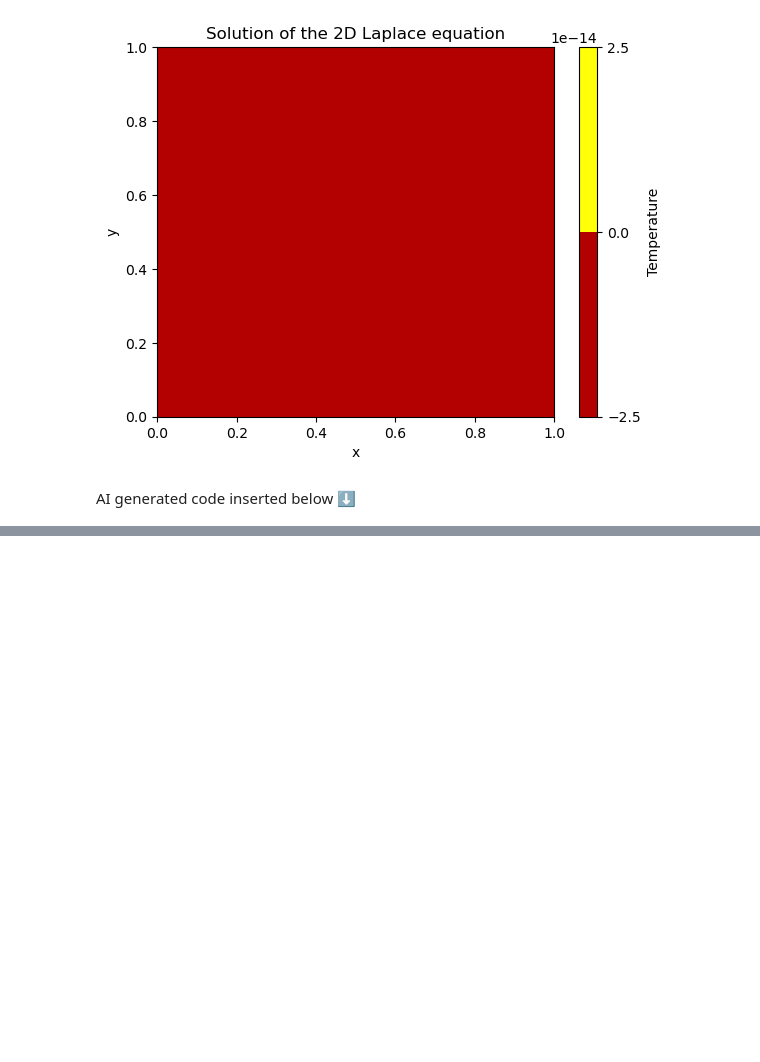
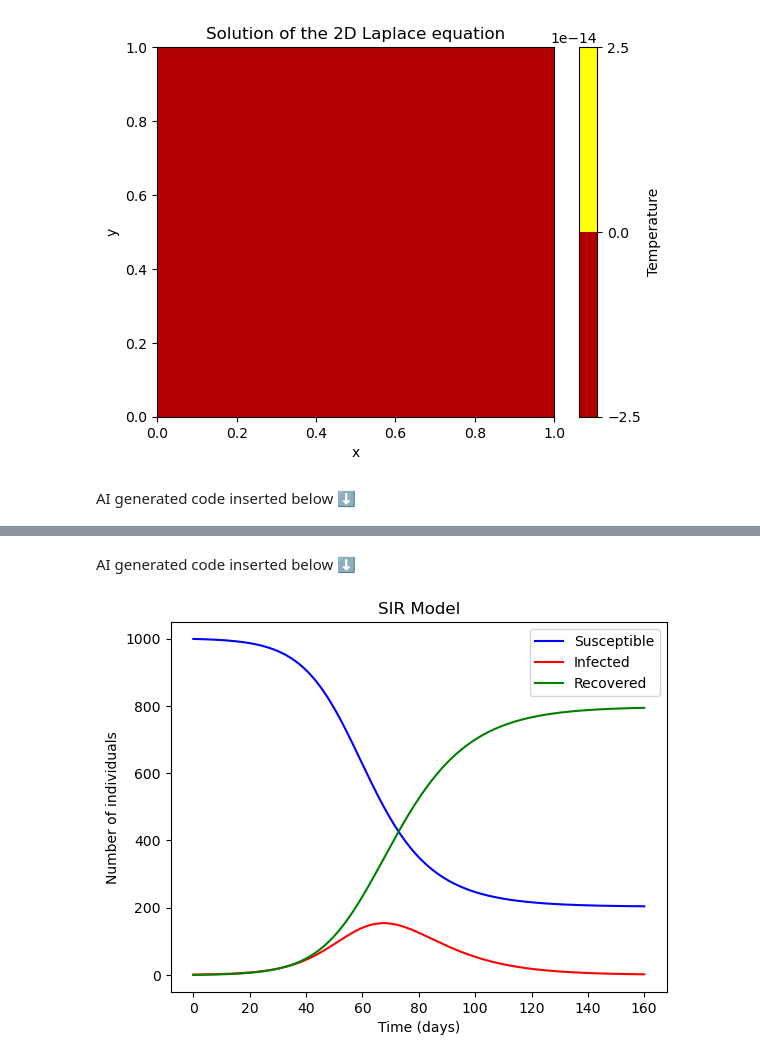
Before and after one commit to MMIV-ML/BMED365, a Jupyter notebook: Lab5-Comp-Model/bmed365-gen-ai/notebooks/test-ai.ipynb, the cells around one changed output, grey strips where cells are left out. Saved outputs shown, nothing was run; the diff lists cells and outputs as text; code cells hidden in the pictures; blank space fills up the shorter version.

Commit message:
elaborated with the SIR model

```diff
--- a/Lab5-Comp-Model/bmed365-gen-ai/notebooks/test-ai.ipynb
+++ b/Lab5-Comp-Model/bmed365-gen-ai/notebooks/test-ai.ipynb
@@ -530,0 +702,46 @@ Hei Arvid!
+# %%
+%%ai chatgpt --format code
+Can you make a simple implementation of the SIR model in Python?
+# %% [output]
+AI generated code inserted below ⬇️
+# %%
+import numpy as np
+from scipy.integrate import odeint
+import matplotlib.pyplot as plt
+
+# Total population, N.
+N = 1000
+# Initial number of infected and recovered individuals, I0 and R0.
+I0, R0 = 1, 0
+# Everyone else, S0, is susceptible to infection initially.
+S0 = N - I0 - R0
+# Contact rate, beta, and mean recovery rate, gamma, (in 1/days).
+beta, gamma = 0.2, 1./10
+# A grid of time points (in days)
+t = np.linspace(0, 160, 160)
+
+# The SIR model differential equations.
+def deriv(y, t, N, beta, gamma):
+    S, I, R = y
+    dSdt = -beta * S * I / N
+    dIdt = beta * S * I / N - gamma * I
+    dRdt = gamma * I
+    return dSdt, dIdt, dRdt
+
+# Initial conditions vector
+y0 = S0, I0, R0
+# Integrate the SIR equations over the time grid, t.
+ret = odeint(deriv, y0, t, args=(N, beta, gamma))
+S, I, R = ret.T
+
+# Plot the data on three separate curves for S(t), I(t) and R(t)
+plt.plot(t, S, 'b', label='Susceptible')
+plt.plot(t, I, 'r', label='Infected')
+plt.plot(t, R, 'g', label='Recovered')
+plt.xlabel('Time (days)')
+plt.ylabel('Number of individuals')
+plt.title('SIR Model')
+plt.legend(loc='best')
+plt.show()
+# %% [output]
+[figure, added]
```
Also changed, not shown: parts of 22 cells of this notebook.
